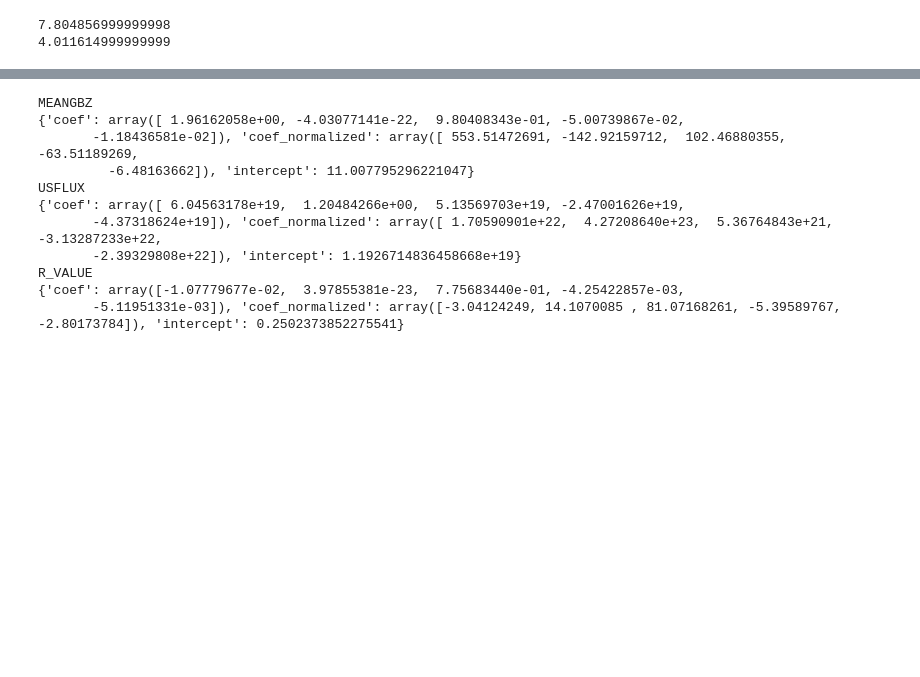
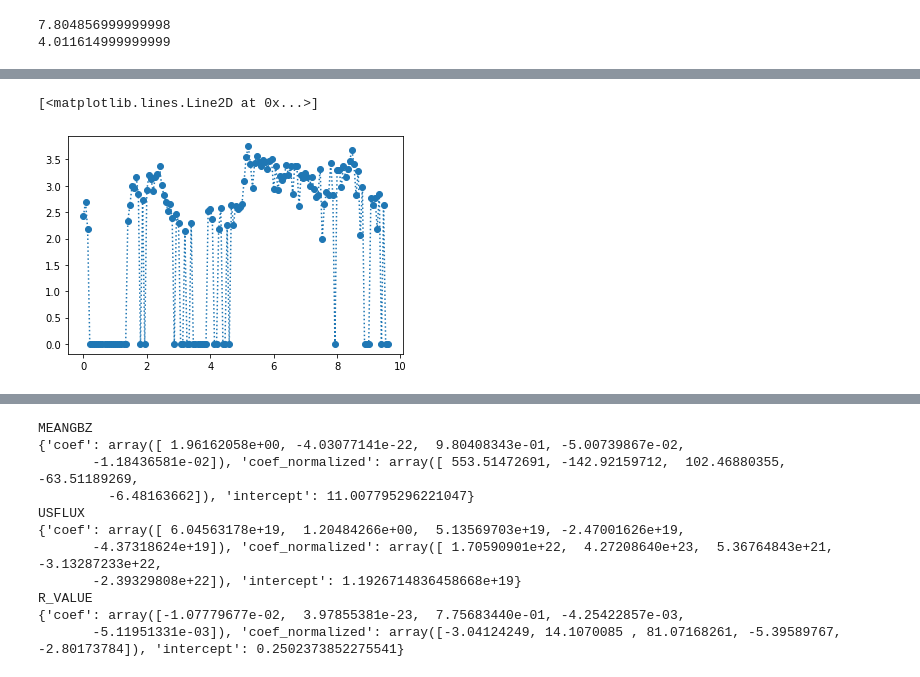
Before and after one commit to ZeyuSun/flare-prediction-smarp, a Jupyter notebook: notebooks/param_transforms.ipynb, the cells around one changed output, grey strips where cells are left out. Drawn from its saved outputs; the diff is of its cells as text; code cells hidden in the pictures; blank space fills up the shorter version.

```diff
--- a/notebooks/param_transforms.ipynb
+++ b/notebooks/param_transforms.ipynb
@@ -289,0 +287,11 @@ plt.show()
+# %%
+import drms
+
+df['T_REC_dt'] = drms.to_datetime(df['T_REC'])
+df['elapsed_days'] = df[['HARPNUM', 'T_REC_dt']].groupby('HARPNUM').transform(lambda g: (g - g.min()).dt.total_seconds()/86400)
+# %%
+subdf = list(df.groupby('HARPNUM'))[16][1]
+plt.plot(subdf['elapsed_days'], subdf['R_VALUE_HMI'], 'o:')
+# %% [output]
+[<matplotlib.lines.Line2D at 0x...>]
+[figure, added]
```
Also changed, not shown: parts of 6 cells of this notebook.
